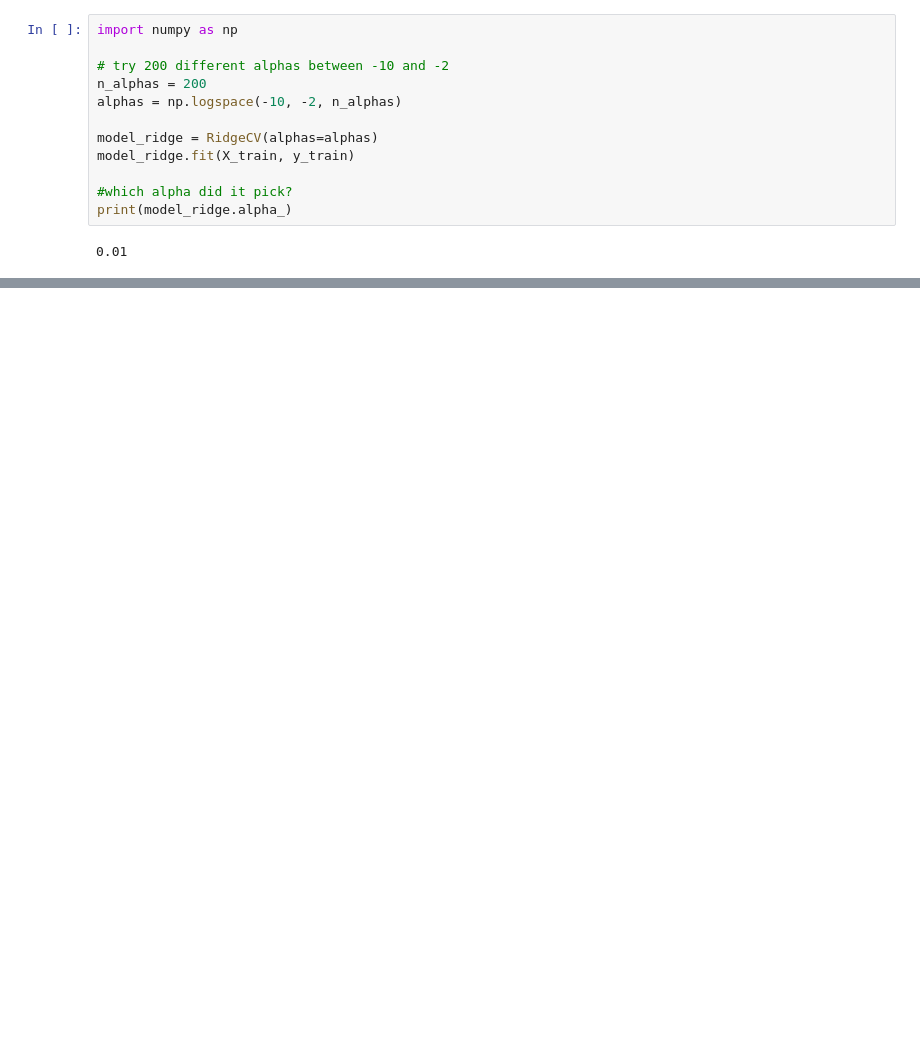
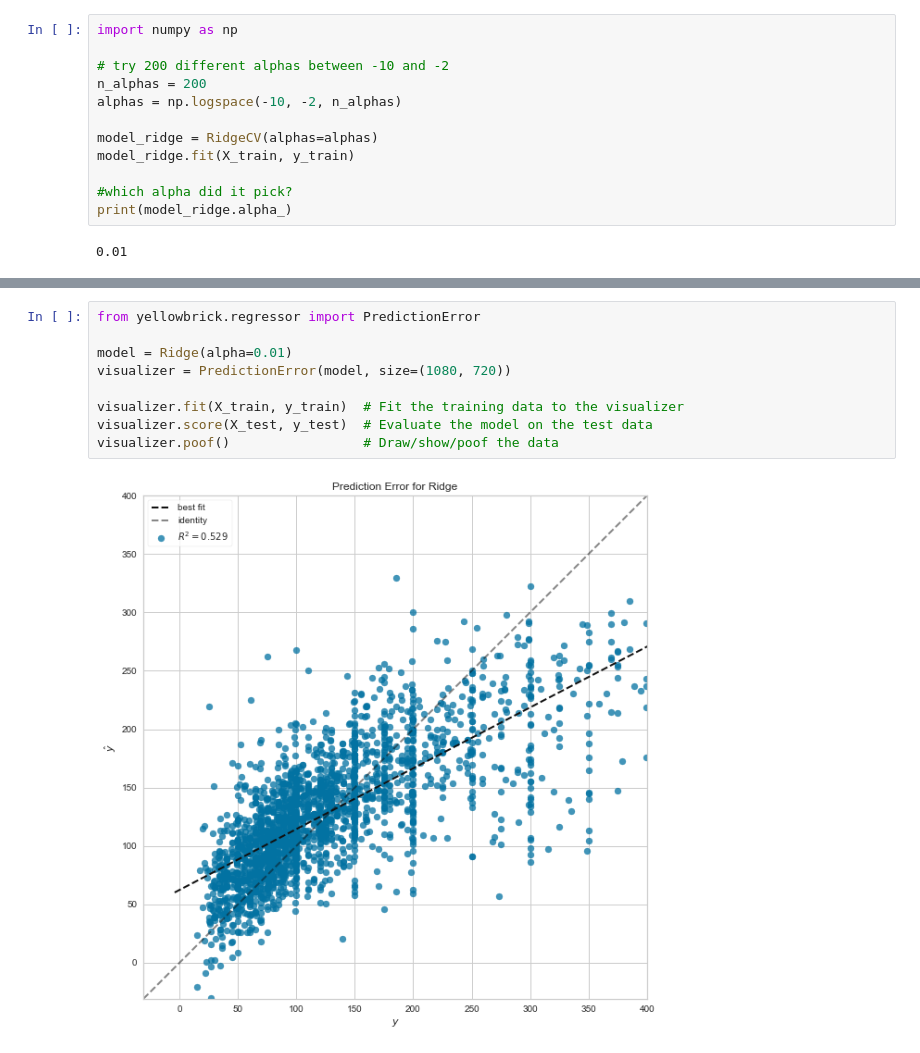
Before and after one commit to fagan2888/Airbnb-Ratings, a Jupyter notebook: feature_selection-geo.ipynb, the cells around one changed output, grey strips where cells are left out. Cells and saved outputs as stored; diff of their text form; blank space fills up the shorter version.

Commit message:
updating geo models, tuning parameters, removing null rows instead of null filling, adding visualizations

```diff
--- a/feature_selection-geo.ipynb
+++ b/feature_selection-geo.ipynb
@@ -117,0 +118,11 @@ print(model_ridge.score(X_test, y_test))
+# %%
+from yellowbrick.regressor import PredictionError
+
+model = Ridge(alpha=0.01)
+visualizer = PredictionError(model, size=(1080, 720))
+
+visualizer.fit(X_train, y_train)  # Fit the training data to the visualizer
+visualizer.score(X_test, y_test)  # Evaluate the model on the test data
+visualizer.poof()                 # Draw/show/poof the data
+# %% [output]
+[figure, added]
```
Also changed, not shown: parts of 6 cells of this notebook, 3 other files.
